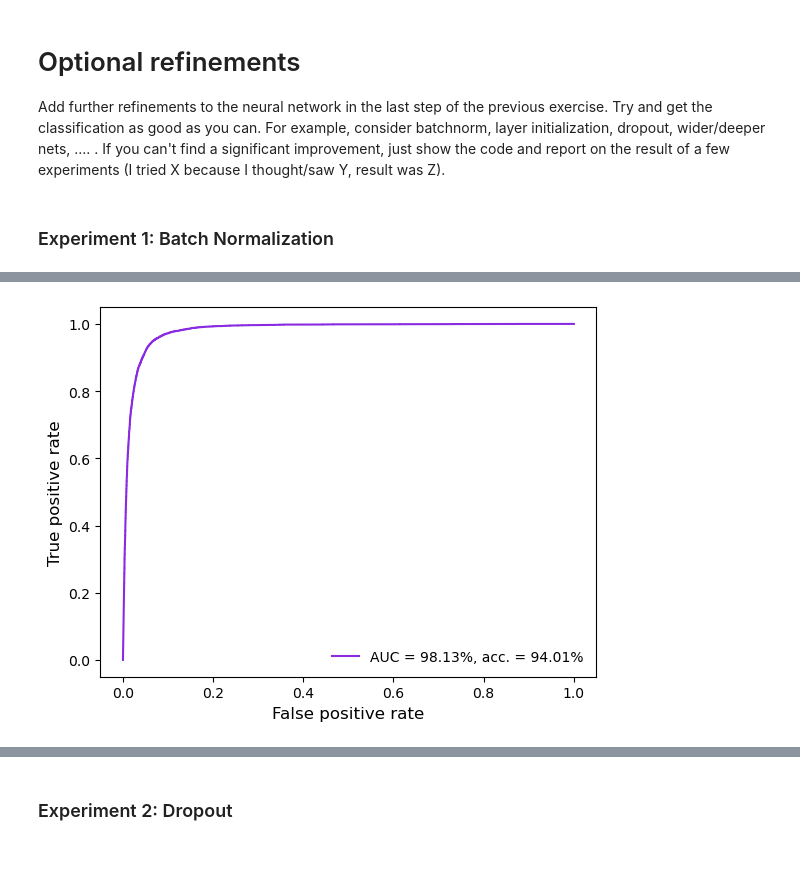
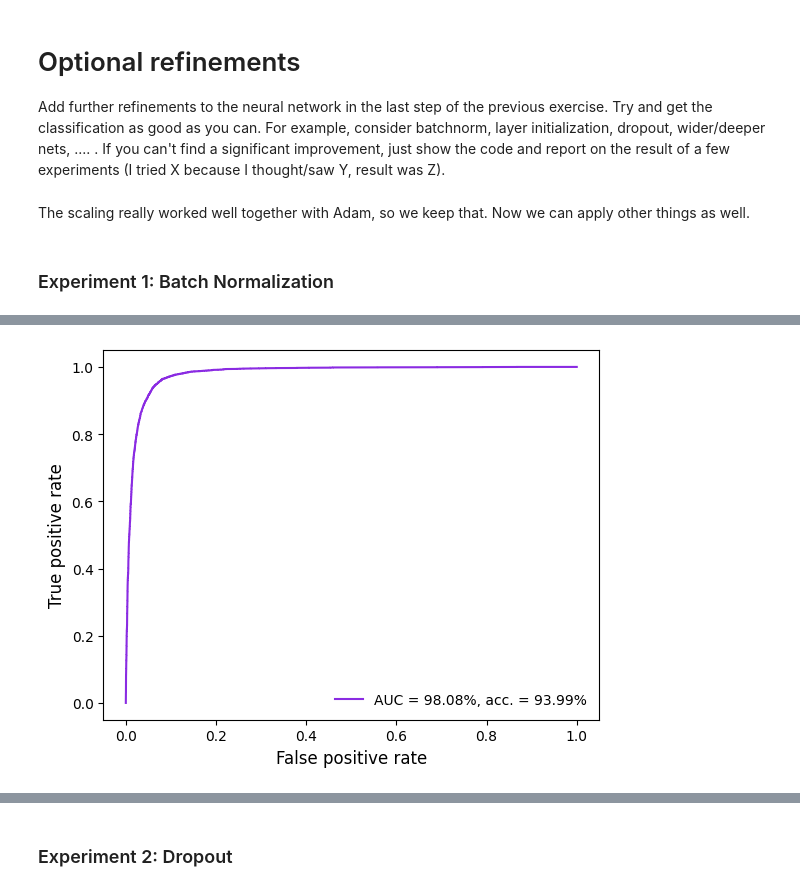
Before and after one commit to bdkcspronk/Deep-learning-in-physics, a Jupyter notebook: Assignment-2/code/Homework2-problem2.ipynb, the cells around one changed output, grey strips where cells are left out. Saved outputs shown, nothing was run; the diff lists cells and outputs as text; code cells hidden in the pictures; blank space fills up the shorter version.

Commit message:
worked on assignment 2

```diff
--- a/Assignment-2/code/Homework2-problem2.ipynb
+++ b/Assignment-2/code/Homework2-problem2.ipynb
@@ -236,18 +260,18 @@ Out of the box AUC score:  0.9166319674612791
 Swap out the tanh activations for ReLU activations, while keeping everything else
 the same. Does the network train effectively? Why or why not?
 # %%
-inputs = Input(shape=X_train_filtered.shape[1])
+inputs = Input(shape=(X_train_filtered.shape[1],))
 x = Dense(128, activation='relu')(inputs)
 x = Dense(128, activation='relu')(x)
 x = Dense(128, activation='relu')(x)
 outputs = Dense(1, activation='sigmoid')(x)
-model = Model(inputs=inputs, outputs=outputs)
+model_d = Model(inputs=inputs, outputs=outputs)
 
-model.compile(optimizer='sgd', loss='binary_crossentropy', metrics=['accuracy'])
+model_d.compile(optimizer='sgd', loss='binary_crossentropy', metrics=['accuracy'])
 
-history = model.fit(X_train_filtered, y_train_filtered, epochs=50, batch_size=128, validation_data=(X_test_filtered, y_test_filtered))
+history_d = model_d.fit(X_train_filtered, y_train_filtered, epochs=50, batch_size=128, validation_data=(X_test_filtered, y_test_filtered))
 
 # retrieve predictions
-preds_nn = model.predict(X_test_filtered)
+preds_nn_d = model_d.predict(X_test_filtered)
 # %% [output]
 Epoch 1/50
@@ -369,13 +407,17 @@ It performs around 6-9% better than the out of the box NN version. The scaled NN
 # Optional refinements
 
 Add further refinements to the neural network in the last step of the previous exercise. Try and get the classification as good as you can. For example, consider batchnorm, layer initialization, dropout, wider/deeper nets, .... . If you can't find a significant improvement, just show the code and report on the result of a few experiments (I tried X because I thought/saw Y, result was Z).
+# %% [markdown]
+The scaling really worked well together with Adam, so we keep that. Now we can apply other things as well.
 # %%
 from tensorflow.keras.layers import BatchNormalization, Dropout
 from tensorflow.keras.initializers import HeNormal, GlorotUniform
 from tensorflow.keras.optimizers import Adam
 
-def run_experiment(hidden_layers, use_batchnorm=False, dropout_rate=0.0, kernel_initializer='glorot_uniform', epochs=50):
+def run_experiment(hidden_layers, use_batchnorm=False, dropout_rate=0.0, kernel_initializer='glorot_uniform'):
+
     inputs = Input(shape=(X_train_scaled.shape[1],))
+
     x = inputs
     for units in hidden_layers:
         x = Dense(units, activation='relu', kernel_initializer=kernel_initializer)(x)
@@ -386,30 +428,27 @@ def run_experiment(hidden_layers, use_batchnorm=False, dropout_rate=0.0, kernel_
 
     outputs = Dense(1, activation='sigmoid')(x)
     model = Model(inputs=inputs, outputs=outputs)
+
     model.compile(optimizer=Adam(learning_rate=1e-3), loss='binary_crossentropy', metrics=['accuracy'])
 
-    history = model.fit(
-        X_train_scaled, y_train_filtered,
-        epochs=epochs,
-        batch_size=128,
-        validation_data=(X_test_scaled, y_test_filtered),
-        verbose=0
-    )
+    history = model.fit(X_train_scaled, y_train_filtered, epochs=50, batch_size=128, validation_data=(X_test_scaled, y_test_filtered), verbose=0)
 
-    preds = model.predict(X_test_scaled, verbose=0).ravel()
+    preds = model.predict(X_test_scaled)
+
     auc = roc_auc_score(y_test_filtered, preds)
+
     print(f"AUC: {auc:.6f}")
-    _ = plot_roc(y_test_filtered, preds)
-    plt.close()
-    return model, history, auc
+
+    roc_plot = plot_roc(y_test_filtered, preds)
+
+    return model, history, auc, roc_plot
 # %% [markdown]
 ### Experiment 1: Batch Normalization
 # %%
-model_bn, history_bn, auc_bn = run_experiment(
+model_bn, history_bn, auc_bn, roc_plot_bn = run_experiment(
     hidden_layers=[128, 128, 128],
     use_batchnorm=True,
     dropout_rate=0.0,
-    kernel_initializer=GlorotUniform(),
-    epochs=50
+    kernel_initializer=GlorotUniform()
 )
 # %% [output]
@@ -417 +457 @@ AUC: 0.981344
-[figure, old version]
+[figure, new version]
```
Also changed, not shown: parts of 47 cells of this notebook, 2 other files.
